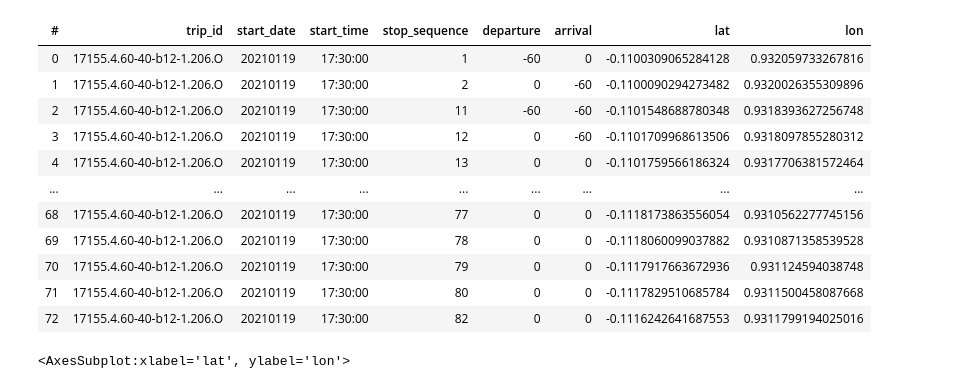
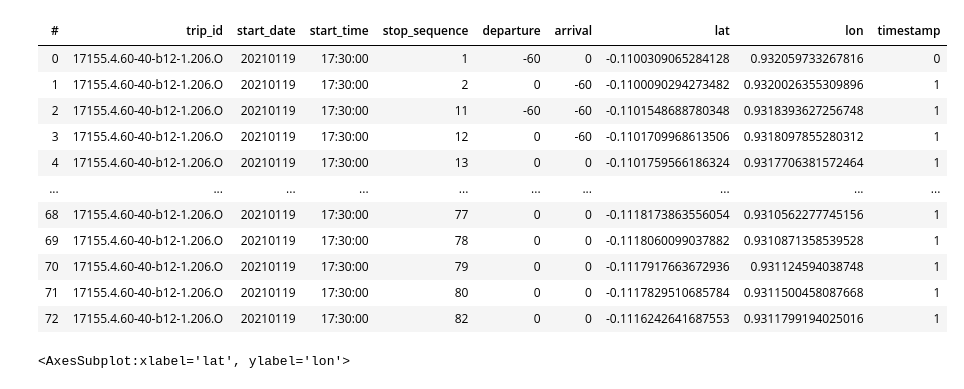
Before and after one commit to Drakodav/backend_d-dub, a Jupyter notebook: ml/preprocess/gtfsr_explore.ipynb, the cells around one changed output. Saved outputs shown, nothing was run; the diff lists cells and outputs as text; code cells hidden in the pictures.

```diff
--- a/ml/preprocess/gtfsr_explore.ipynb
+++ b/ml/preprocess/gtfsr_explore.ipynb
@@ -7,10 +7,11 @@ import vaex.ml
 import matplotlib.pyplot as plt
 import seaborn as sns
 
-__file__ = Path().cwd()
-gtfs_csv = os.path.join(__file__, 'gtfsr_combined_csv.csv')
+dir = Path().cwd()
+csv = os.path.join(dir, 'output', 'gtfsr_combined_csv.csv')
 # %%
-# df = vaex.from_csv(gtfs_csv, convert=True, copy_index=False, chunk_size=1000000)
-df = vaex.open(gtfs_csv+'.hdf5')
+if not os.path.exists(csv+'.hdf5'):
+    df = vaex.from_csv(csv, convert=True, copy_index=False, chunk_size=1000000)
+df = vaex.open(csv+'.hdf5')
 df.head()
 # %% [output]
@@ -55,0 +57,7 @@ df
+# %%
+
+one_trip = df[df.trip_id == '17155.4.60-40-b12-1.206.O'][df.start_date == 20210119][df.start_time == '17:30:00']
+encoder = vaex.ml.LabelEncoder(features=['timestamp'], prefix='cat_')
+one_trip = encoder.fit_transform(one_trip)
+one_trip
+# encoder.labels_
@@ -56,23 +77,23 @@ df
 # %%
-
-one_trip = df[df.trip_id == '17155.4.60-40-b12-1.206.O'][df.start_date == 20210119][df.start_time == '17:30:00']
-one_trip.groupby(['trip_id', 'start_date', 'start_time', 'stop_sequence'], \
+gb = one_trip.groupby(['trip_id', 'start_date', 'start_time', 'stop_sequence'], \
     agg={
         'departure': vaex.agg.first('departure', 'departure'),
         'arrival': vaex.agg.first('arrival', 'arrival'),
         'lat': vaex.agg.first('lat', 'lat'),
         'lon': vaex.agg.first('lon', 'lon'),
+        'timestamp': vaex.agg.first('cat_timestamp', 'cat_timestamp')
     })
+gb
 # %% [output]
-| # | trip_id | start_date | start_time | stop_sequence | departure | arrival | lat | lon |
-| 0 | 17155.4.60-40-b12-1.206.O | 20210119 | 17:30:00 | 1 | -60 | 0 | -0.1100309065284128 | 0.932059733267816 |
-| 1 | 17155.4.60-40-b12-1.206.O | 20210119 | 17:30:00 | 2 | 0 | -60 | -0.1100090294273482 | 0.9320026355309896 |
-| 2 | 17155.4.60-40-b12-1.206.O | 20210119 | 17:30:00 | 11 | -60 | -60 | -0.1101548688780348 | 0.9318393627256748 |
-| 3 | 17155.4.60-40-b12-1.206.O | 20210119 | 17:30:00 | 12 | 0 | -60 | -0.1101709968613506 | 0.9318097855280312 |
-| 4 | 17155.4.60-40-b12-1.206.O | 20210119 | 17:30:00 | 13 | 0 | 0 | -0.1101759566186324 | 0.9317706381572464 |
-| ... | ... | ... | ... | ... | ... | ... | ... | ... |
-| 68 | 17155.4.60-40-b12-1.206.O | 20210119 | 17:30:00 | 77 | 0 | 0 | -0.1118173863556054 | 0.9310562277745156 |
-| 69 | 17155.4.60-40-b12-1.206.O | 20210119 | 17:30:00 | 78 | 0 | 0 | -0.1118060099037882 | 0.9310871358539528 |
-| 70 | 17155.4.60-40-b12-1.206.O | 20210119 | 17:30:00 | 79 | 0 | 0 | -0.1117917663672936 | 0.931124594038748 |
-| 71 | 17155.4.60-40-b12-1.206.O | 20210119 | 17:30:00 | 80 | 0 | 0 | -0.1117829510685784 | 0.9311500458087668 |
-| 72 | 17155.4.60-40-b12-1.206.O | 20210119 | 17:30:00 | 82 | 0 | 0 | -0.1116242641687553 | 0.9311799194025016 |
+| # | trip_id | start_date | start_time | stop_sequence | departure | arrival | lat | lon | timestamp |
+| 0 | 17155.4.60-40-b12-1.206.O | 20210119 | 17:30:00 | 1 | -60 | 0 | -0.1100309065284128 | 0.932059733267816 | 0 |
+| 1 | 17155.4.60-40-b12-1.206.O | 20210119 | 17:30:00 | 2 | 0 | -60 | -0.1100090294273482 | 0.9320026355309896 | 1 |
+| 2 | 17155.4.60-40-b12-1.206.O | 20210119 | 17:30:00 | 11 | -60 | -60 | -0.1101548688780348 | 0.9318393627256748 | 1 |
+| 3 | 17155.4.60-40-b12-1.206.O | 20210119 | 17:30:00 | 12 | 0 | -60 | -0.1101709968613506 | 0.9318097855280312 | 1 |
+| 4 | 17155.4.60-40-b12-1.206.O | 20210119 | 17:30:00 | 13 | 0 | 0 | -0.1101759566186324 | 0.9317706381572464 | 1 |
+| ... | ... | ... | ... | ... | ... | ... | ... | ... | ... |
+| 68 | 17155.4.60-40-b12-1.206.O | 20210119 | 17:30:00 | 77 | 0 | 0 | -0.1118173863556054 | 0.9310562277745156 | 1 |
+| 69 | 17155.4.60-40-b12-1.206.O | 20210119 | 17:30:00 | 78 | 0 | 0 | -0.1118060099037882 | 0.9310871358539528 | 1 |
+| 70 | 17155.4.60-40-b12-1.206.O | 20210119 | 17:30:00 | 79 | 0 | 0 | -0.1117917663672936 | 0.931124594038748 | 1 |
+| 71 | 17155.4.60-40-b12-1.206.O | 20210119 | 17:30:00 | 80 | 0 | 0 | -0.1117829510685784 | 0.9311500458087668 | 1 |
+| 72 | 17155.4.60-40-b12-1.206.O | 20210119 | 17:30:00 | 82 | 0 | 0 | -0.1116242641687553 | 0.9311799194025016 | 1 |
```
Also changed, not shown: parts of 5 cells of this notebook, 2 other files.
